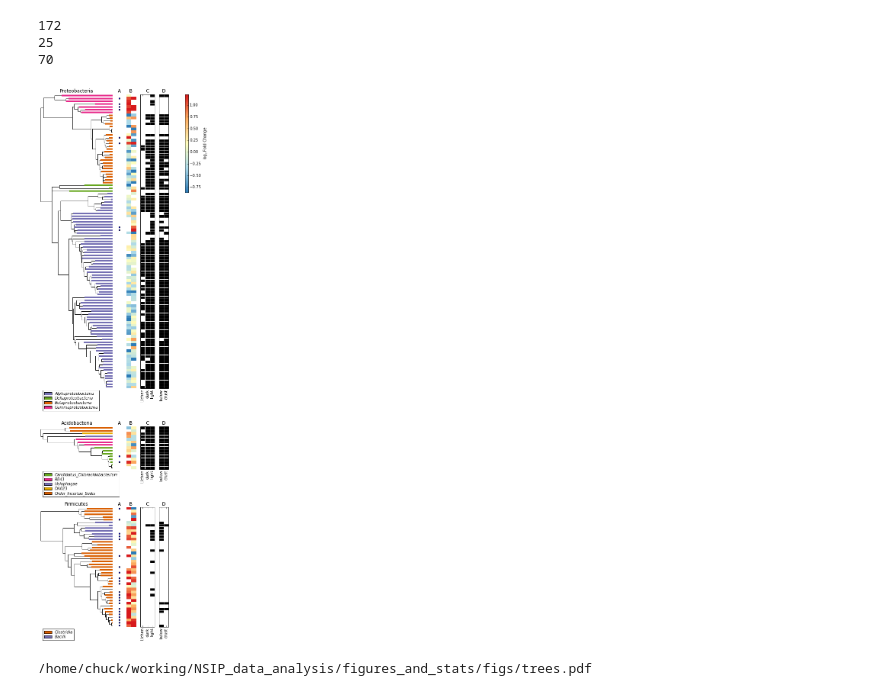
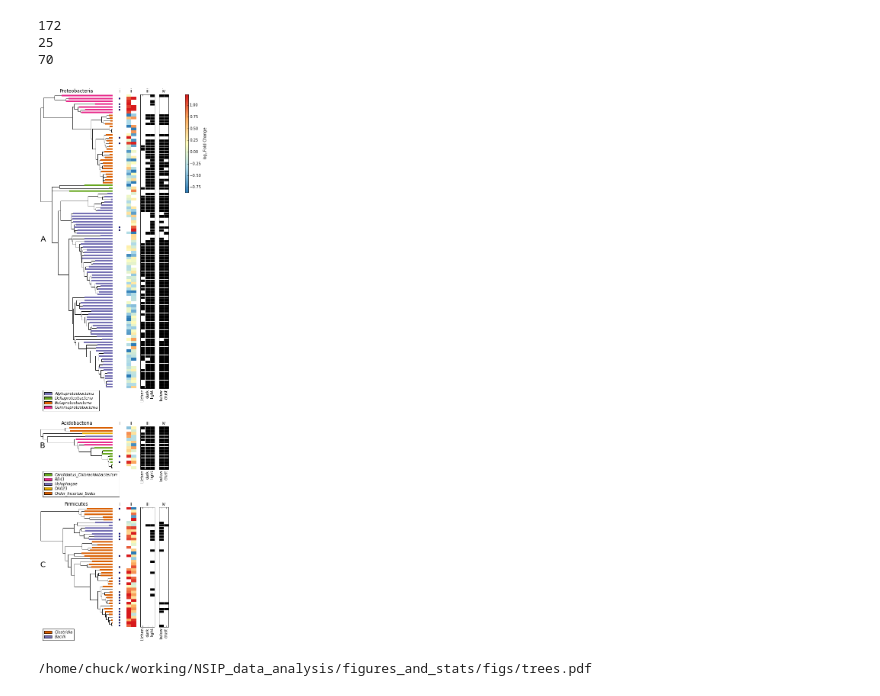
Before and after one commit to chuckpr/NSIP_data_analysis, a Jupyter notebook: figures_and_stats/trees.ipynb, the cells around one changed output. Saved outputs shown, nothing was run; the diff lists cells and outputs as text; code cells hidden in the pictures.

```diff
--- a/figures_and_stats/trees.ipynb
+++ b/figures_and_stats/trees.ipynb
@@ -87,7 +87,7 @@ def heatmap(tdf, df_l2fc, ax):
     ax.set_xticks([])
     ax.set_yticks([])
     ax.set_ylim(ax.get_ylim()[::-1]) #I don't know why imshow swithces this around...
-    ax.set_title("B")
+    ax.set_title("ii")
     return ax, im
 
 def scatter(tdf, df_l2fc, ax, pt_size = 12):
@@ -102,7 +102,7 @@ def scatter(tdf, df_l2fc, ax, pt_size = 12):
     ax.xaxis.tick_top()
     ax.set_yticks([])
     ax.set_xticks([])
-    ax.set_title("A")
+    ax.set_title("i")
     return ax
 
 def gp_heatmap(mdf, tdf, ax):
@@ -122,7 +122,7 @@ def gp_heatmap(mdf, tdf, ax):
     ax.pcolor(arange(4) + 1, Y.values, z, edgecolors='w', linewidths=1, cmap="Greys")
     ax.set_xticks(arange(3) + 1.5)
     ax.set_xticklabels(["Lichen","dark","light"], rotation = "vertical", ha = "center")
-    ax.set_title("C")
+    ax.set_title("iii")
     ax.set_yticks([])
 
 def steven_heatmap(mdf, tdf, ax):
@@ -142,10 +142,10 @@ def steven_heatmap(mdf, tdf, ax):
     ax.pcolor(arange(3) + 1, Y.values, z, edgecolors='w', linewidths=1, cmap=cmap)
     ax.set_xticks(arange(2) + 1.5)
     ax.set_xticklabels(["below","crust"], rotation = "vertical", ha = "center")
-    ax.set_title("D")
+    ax.set_title("iv")
     ax.set_yticks([])
 
-def tree(tdf, tax_colors, ax, lw_tax = 2, leg_spacing = 0.1):
+def tree(tdf, tax_colors, ax, lw_tax = 2, leg_spacing = 0.1, label = None):
     color_rank = tax_colors["color_rank"]
     tdf_lines = tdf[tdf["type"] == "line"]
     start = zip(tdf_lines.x, tdf_lines.y - 1)
@@ -159,7 +159,7 @@ def tree(tdf, tax_colors, ax, lw_tax = 2, leg_spacing = 0.1):
     ax.autoscale()
     ax.hlines(y = tdf_tip_locs.y - 1,
                xmin = tdf_tip_locs.x,
-               xmax = ax.get_xlim()[1],
+               xmax = tdf_tip_locs.x.max(), #ax.get_xlim()[1] + 1,
                colors = [tax_colors[v] for v in tdf_tip_locs[color_rank]],
                lw = lw_tax)
     ax.set_xticks([])
@@ -167,6 +167,8 @@ def tree(tdf, tax_colors, ax, lw_tax = 2, leg_spacing = 0.1):
     ax.set_frame_on(False)
     ax.grid(False)
     ax.set_xlim([tdf_lines.x.min(), tdf_lines.xend.max()*1.02])
+    if label:
+        ax.text(0, 0.5, label, transform=ax.transAxes, fontsize = 20)
 
     proxy_artists = [plt.Rectangle((0,0),1,1,fc=tax_colors[i])
                      for i in tdf_tip_locs.sort("y")[color_rank].unique().tolist()]
@@ -295,38 +297,41 @@ fig = plt.figure()
 fig.set_size_inches([6,25])
 gs = gridspec.GridSpec(3, 5, hspace=0.25, height_ratios=[172,25,70], width_ratios=[15,1,2,3,2])
 
-for i, phylum in zip(range(0,15,5), ["Proteobacteria","Acidobacteria","Firmicutes"]):
+ax = None
 
+for i, label_phylum in zip(range(0,15,5), [["A","Proteobacteria"],["B","Acidobacteria"],["C","Firmicutes"]]):
+    label = label_phylum[0]
+    phylum = label_phylum[1]
     ax = plt.subplot(gs[i])
     OTUs = df_l2fc[df_l2fc["Rank2"]==phylum]["OTU"]
     %Rpush OTUs
     tdf = get_tree_df("prune_taxa(as.character(OTUs), physeq.nsip)")
     tax_colord = get_tax_colordict(tdf, "Rank3")
-    tree(tdf, tax_colord, ax, leg_spacing=0, lw_tax=4)
+    tree(tdf, tax_colord, ax, leg_spacing=0, lw_tax=4, label = label)
     ax.set_title(phylum)
     i += 1
 
     ax3 = plt.subplot(gs[i], sharey = ax)
     scatter(tdf, df_l2fc, ax3)
     i += 1
 
     ax2 = plt.subplot(gs[i], sharey = ax)
     hm_ax, im = heatmap(tdf, df_l2fc, ax2)
     i += 1
 
     ax4 = fig.add_subplot(gs[i], sharey = ax)
     gp_heatmap(mdf, tdf, ax4)
     i += 1
 
     ax5 = fig.add_subplot(gs[i], sharey = ax)
     steven_heatmap(mdf, tdf, ax5)
 
 box = plt.subplot(fig.get_axes()[4]).get_position()
 cax = fig.add_axes([box.xmax + 0.10, box.ymin + 2 * box.height / 3, 0.02, box.height / 3])
 cb = fig.colorbar(im, cax = cax)
 cb.set_label(r"log$_{2}$ Fold Change")
 # %% [output]
-[figure, old version]
+[figure, new version]
 # %%
 fig.savefig("figs/trees.pdf", bbox_inches='tight')
 # %%
```
Also changed, not shown: parts of 1 cell of this notebook, 8 other files.
